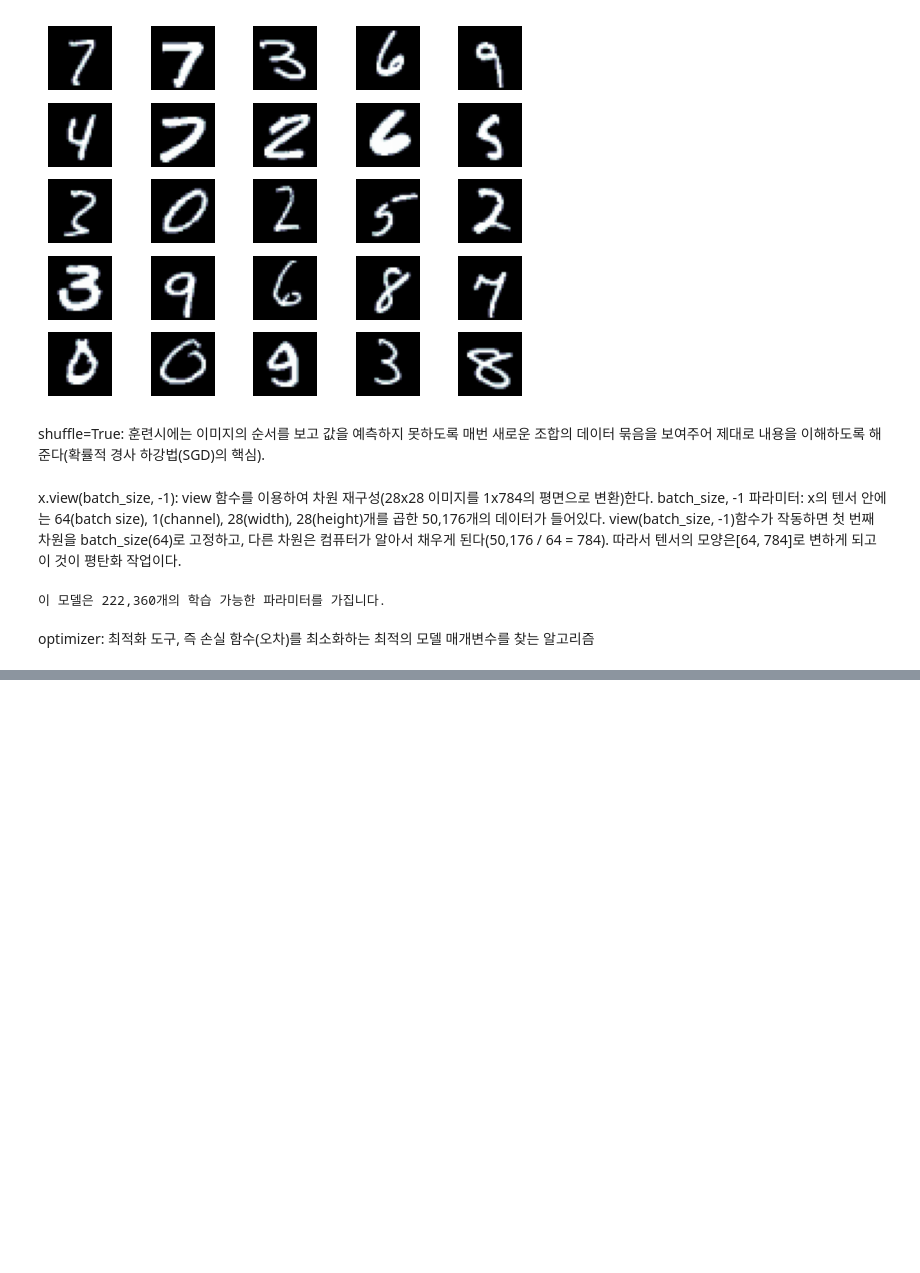
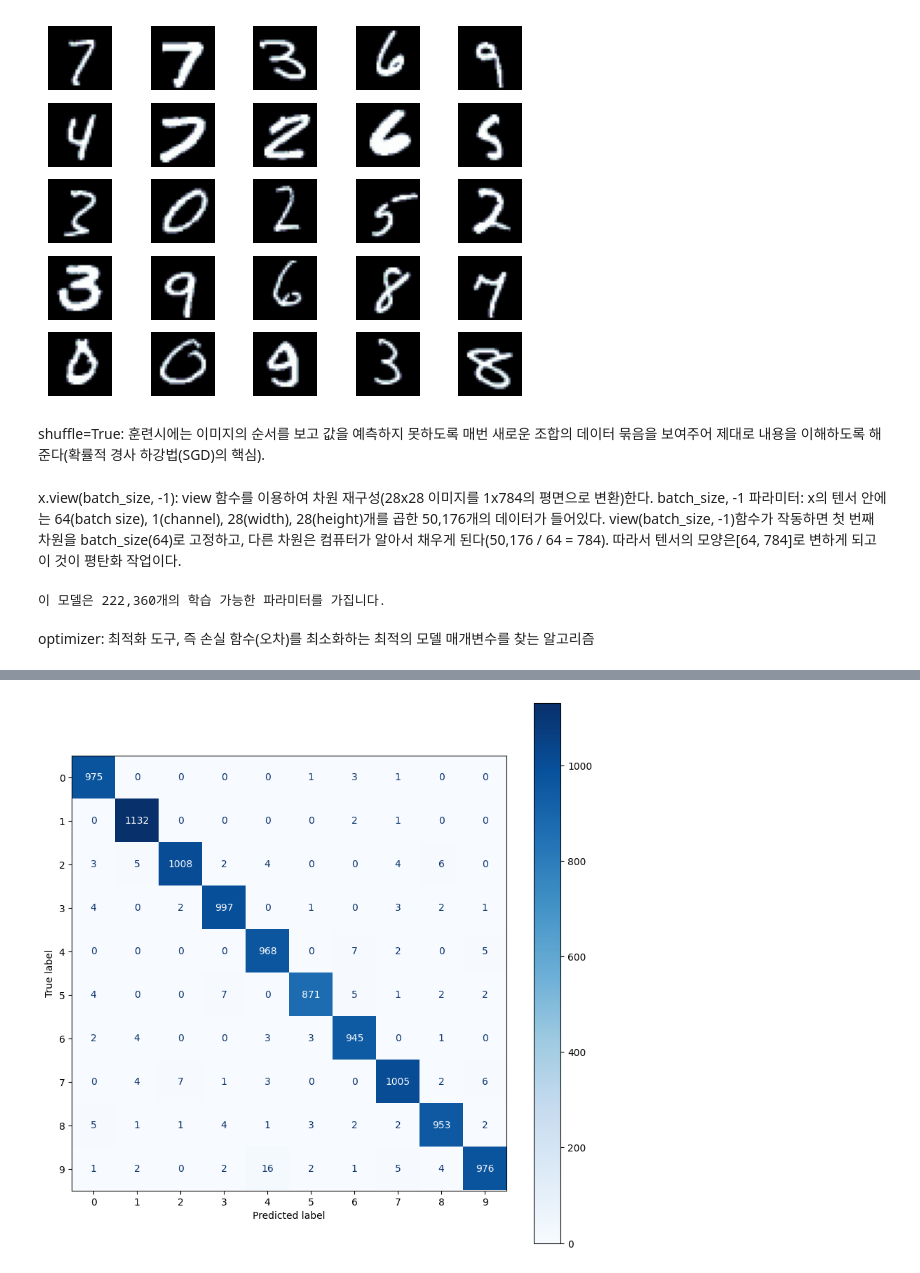
Before and after one commit to yueop/Classification-Practice, a Jupyter notebook: Classification_Practice.ipynb, the cells around one changed output, grey strips where cells are left out. Drawn from its saved outputs; the diff is of its cells as text; code cells hidden in the pictures; blank space fills up the shorter version.

```diff
--- a/Classification_Practice.ipynb
+++ b/Classification_Practice.ipynb
@@ -237,3 +239,7 @@ creterion = nn.CrossEntropyLoss()
 # %%
 #device 정의
 device = torch.device('cuda' if torch.cuda.is_available() else 'cpu')
+# %%
+#device에서 실행되도록 변경
+model = model.to(device)
+criterion = criterion.to(device)
@@ -270,0 +376,5 @@ def train(model, iterator, optimizer, criterion, device):
+# %%
+#성능 평가를 위해 가장 손실이 적은 파라미터 저장
+model.load_state_dict(torch.load('tut1-model.pt'))
+
+test_loss, test_acc = evaluate(model, test_iterator, criterion, device)
@@ -270,0 +416,18 @@ def train(model, iterator, optimizer, criterion, device):
+# %%
+#예측값 얻기
+images, labels, probs = get_predictions(model, test_iterator, device)
+
+pred_labels = torch.argmax(probs, 1)
+# %%
+#혼동 행렬 만들기
+def plot_confusion_matrix(labels, pred_labels):
+    fig = plt.figure(figsize=(10,10)) #그림판 생성
+    ax = fig.add_subplot(1,1,1) #서브플롯 추가
+    cm = metrics.confusion_matrix(labels, pred_labels) #혼동 행렬 값 계산
+    cm = metrics.ConfusionMatrixDisplay(cm, display_labels=range(10)) #혼동 행렬 시각화 객체 생성
+    cm.plot(values_format='d', cmap='Blues', ax=ax) #그래프 그리기
+# %%
+#그래프 출력
+plot_confusion_matrix(labels, pred_labels)
+# %% [output]
+[figure, added]
```
Also changed, not shown: parts of 18 cells of this notebook.
